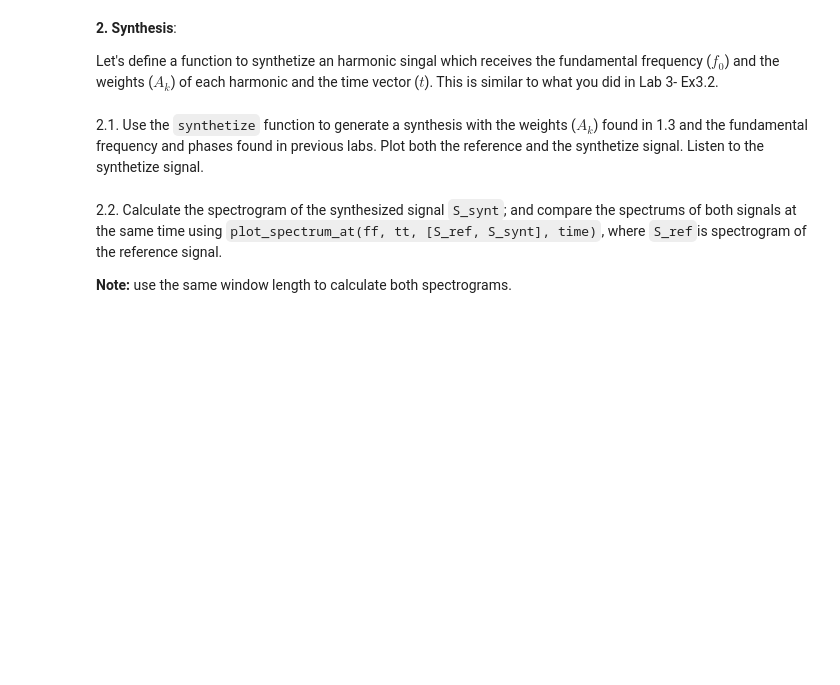
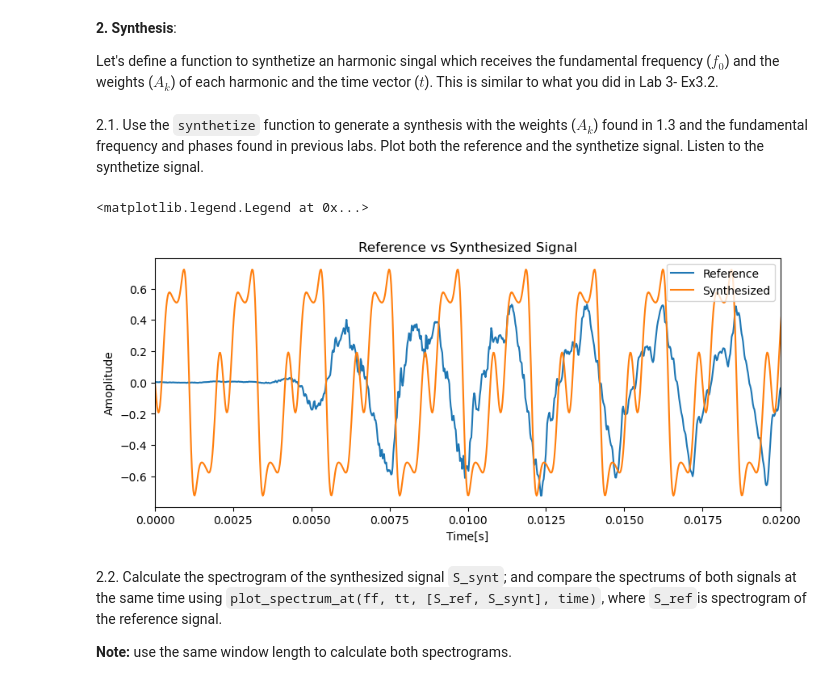
Before and after one commit to lauraceballos01/sis1_group4, a Jupyter notebook: Lab3.ipynb, the cells around one changed output. Cells and saved outputs as stored; diff of their text form; code cells hidden in the pictures; blank space fills up the shorter version.

```diff
--- a/Lab3.ipynb
+++ b/Lab3.ipynb
@@ -81,10 +82,12 @@ weights = [1, 0.1688, 0.0137, 0.13, 0.0064, 0.0282, 0.0082, 0.00179, 0.000439] #
 
 Let's define a function to synthetize an harmonic singal which receives the fundamental frequency ($f_0$) and the weights ($A_k$) of each harmonic and the time vector ($t$). This is similar to what you did in Lab 3- Ex3.2.
 # %%
-def synthesize(f0, phi, Ak, t):
+def synthesize(f0, phi, Ak, t, amplitude):
   y = 0
   for k in range(1, len(Ak) + 1):
-    y += Ak[k-1] * np.cos(2*np.pi*k*f0*t + k*phi - (k-1)*np.pi/2)
+    y += Ak[k-1] * np.cos(2*np.pi*k*f0*t +
+    k*phi - (k-1)*np.pi/2)
+    y = amplitude * y/np.amax(y)
   return y
 # %% [markdown]
 2.1. Use the `synthetize` function to generate a synthesis with the weights ($A_k$) found in 1.3 and the fundamental frequency and phases found in previous labs. Plot both the reference and the synthetize signal. Listen to the synthetize signal.
@@ -93,0 +94,20 @@ S_synt = synthesize(f0, phi, weights, t)
+# %%
+fs = 44100
+f0 = 457.12
+phi = 3*np.pi/2
+
+time = np.arange(0, len(ref)/fs, 1/fs)
+y = synthesize(f0, phi, weights, time, A)
+y = np.max(np.abs(ref))*y/np.max(np.abs(y))
+
+plt.figure(figsize=(10,4))
+plt.plot(time, ref, label='Reference')
+plt.plot(time, y, label='Synthesized')
+plt.xlim(0, .02)
+plt.xlabel('Time[s]')
+plt.ylabel('Amoplitude')
+plt.title('Reference vs Synthesized Signal')
+plt.legend()
+# %% [output]
+<matplotlib.legend.Legend at 0x...>
+[figure, added]
```
Also changed, not shown: parts of 11 cells of this notebook.
